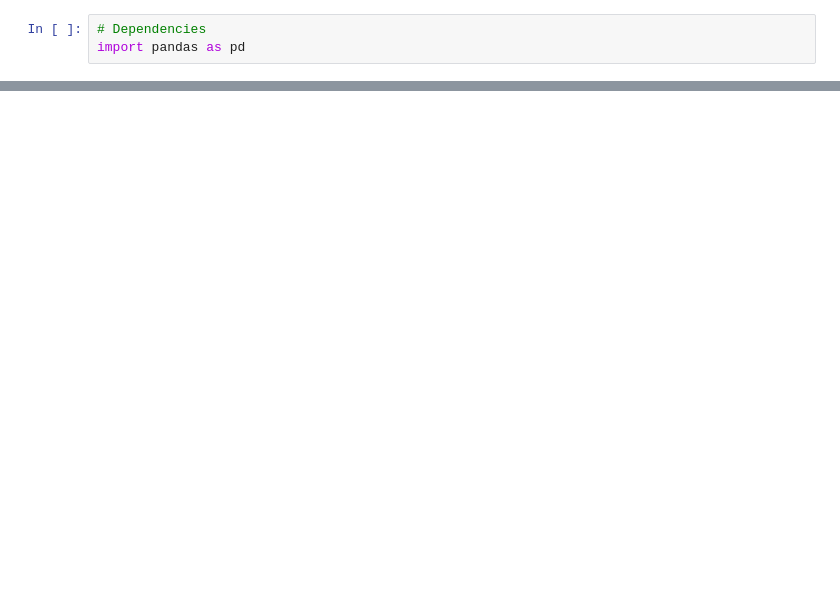
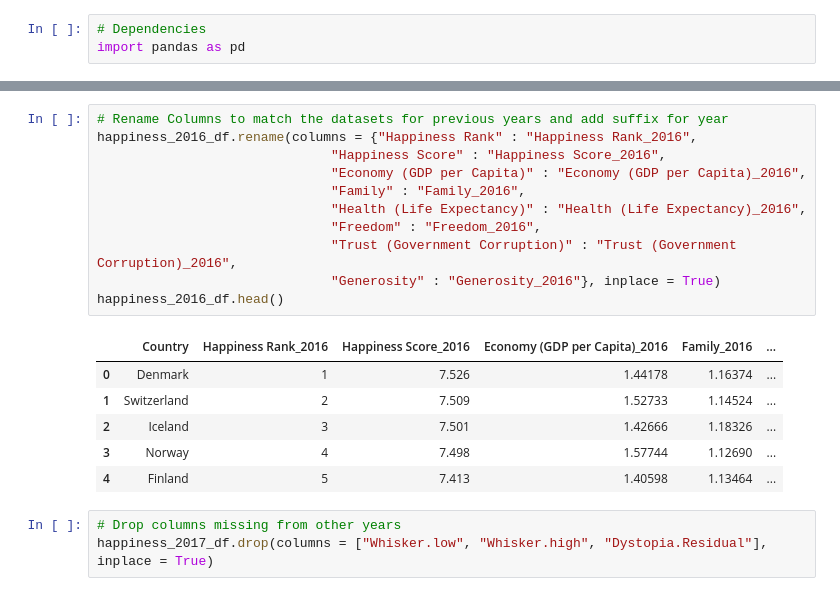
Before and after one commit to reginesgit/Factors-Contributing-to-a-Countrys-Happiness, a Jupyter notebook: Happiness/Happiness_Beginning.ipynb, the cells around one changed output, grey strips where cells are left out. Saved outputs shown, nothing was run; the diff lists cells and outputs as text; blank space fills up the shorter version.

```diff
--- a/Happiness/Happiness_Beginning.ipynb
+++ b/Happiness/Happiness_Beginning.ipynb
@@ -53,0 +42,21 @@ file_2017_df.head()
+# %%
+# Rename Columns to match the datasets for previous years and add suffix for year
+happiness_2016_df.rename(columns = {"Happiness Rank" : "Happiness Rank_2016",
+                              "Happiness Score" : "Happiness Score_2016",
+                              "Economy (GDP per Capita)" : "Economy (GDP per Capita)_2016",
+                              "Family" : "Family_2016",
+                              "Health (Life Expectancy)" : "Health (Life Expectancy)_2016",
+                              "Freedom" : "Freedom_2016",
+                              "Trust (Government Corruption)" : "Trust (Government Corruption)_2016",
+                              "Generosity" : "Generosity_2016"}, inplace = True)
+happiness_2016_df.head()
+# %% [output]
+|  | Country | Happiness Rank_2016 | Happiness Score_2016 | Economy (GDP per Capita)_2016 | Family_2016 | ... |
+| 0 | Denmark | 1 | 7.526 | 1.44178 | 1.16374 | ... |
+| 1 | Switzerland | 2 | 7.509 | 1.52733 | 1.14524 | ... |
+| 2 | Iceland | 3 | 7.501 | 1.42666 | 1.18326 | ... |
+| 3 | Norway | 4 | 7.498 | 1.57744 | 1.12690 | ... |
+| 4 | Finland | 5 | 7.413 | 1.40598 | 1.13464 | ... |
+# %%
+# Drop columns missing from other years
+happiness_2017_df.drop(columns = ["Whisker.low", "Whisker.high", "Dystopia.Residual"], inplace = True)
```
Also changed, not shown: parts of 17 cells of this notebook, 2 other files.
